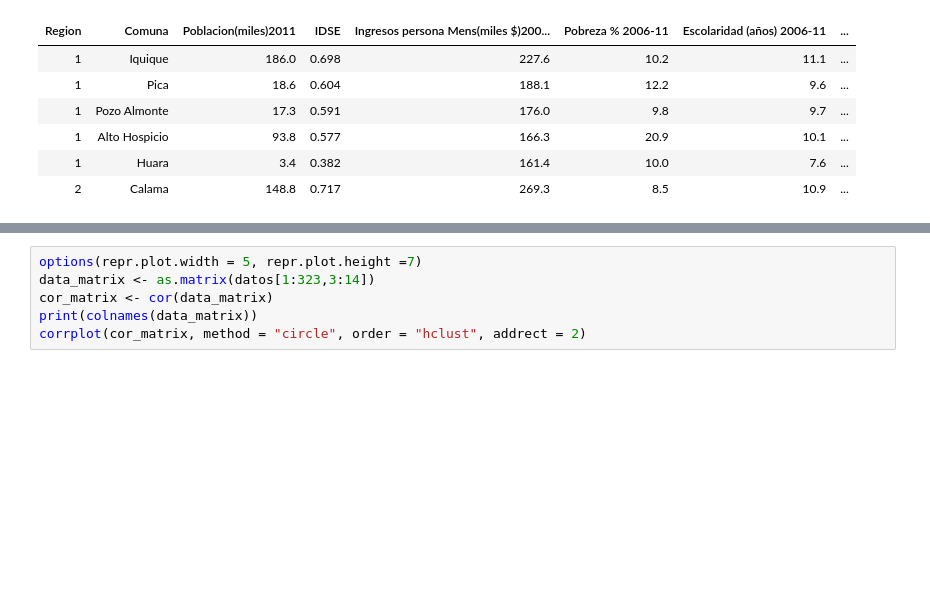
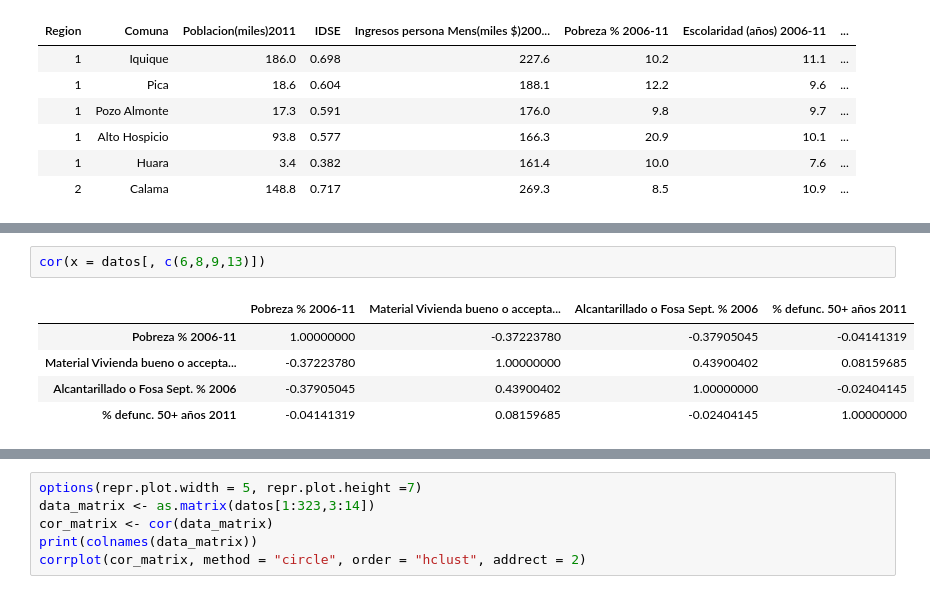
Before and after one commit to ReinaldoBustamante/Analisis-de-datos, a Jupyter notebook: Kohonen/Clustering_Notebook3.ipynb, the cells around one changed output, grey strips where cells are left out. Drawn from its saved outputs; the diff is of its cells as text; blank space fills up the shorter version.

```diff
--- a/Kohonen/Clustering_Notebook3.ipynb
+++ b/Kohonen/Clustering_Notebook3.ipynb
@@ -143,0 +168,8 @@ head(datos)
+# %%
+cor(x = datos[, c(6,8,9,13)])
+# %% [output]
+|  | Pobreza % 2006-11 | Material Vivienda bueno o accepta... | Alcantarillado o Fosa Sept. % 2006 | % defunc. 50+ años 2011 |
+| Pobreza % 2006-11 | 1.00000000 | -0.37223780 | -0.37905045 | -0.04141319 |
+| Material Vivienda bueno o accepta... | -0.37223780 | 1.00000000 | 0.43900402 | 0.08159685 |
+| Alcantarillado o Fosa Sept. % 2006 | -0.37905045 | 0.43900402 | 1.00000000 | -0.02404145 |
+| % defunc. 50+ años 2011 | -0.04141319 | 0.08159685 | -0.02404145 | 1.00000000 |
```
Also changed, not shown: parts of 16 cells of this notebook.
